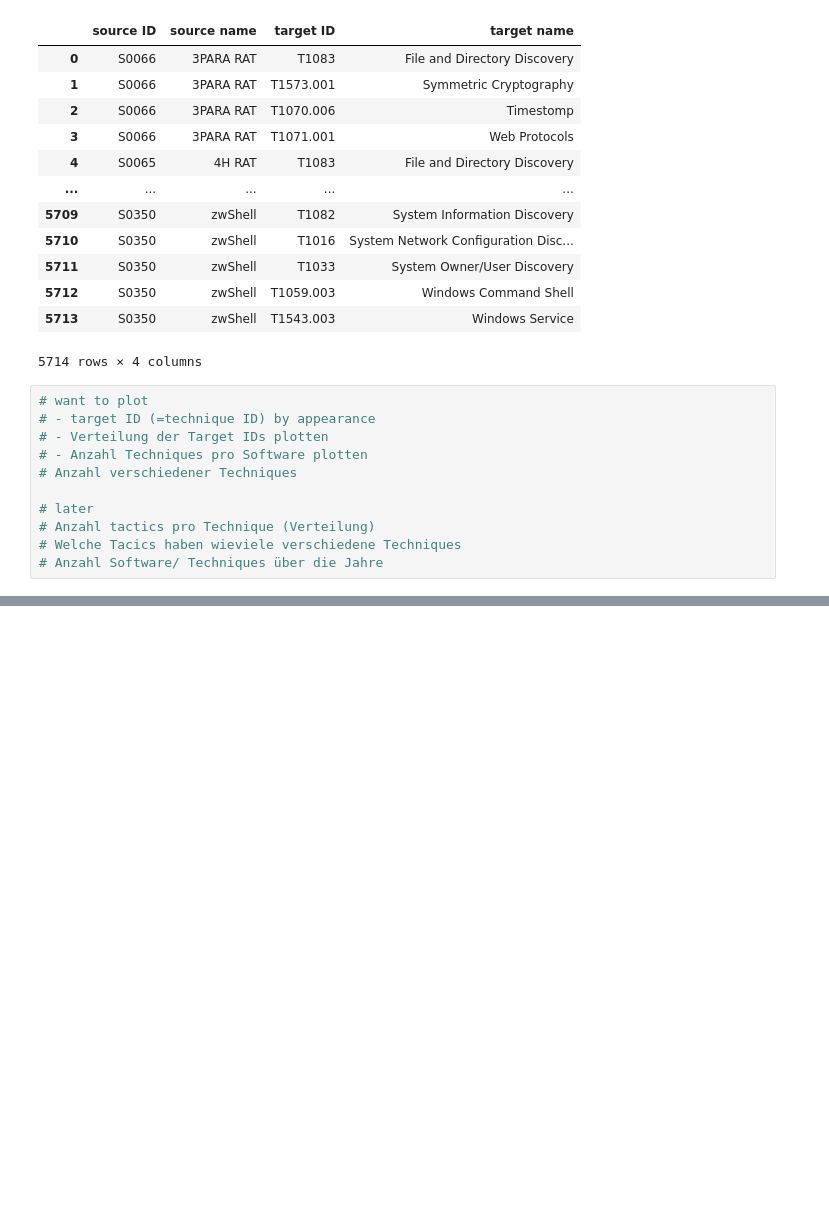
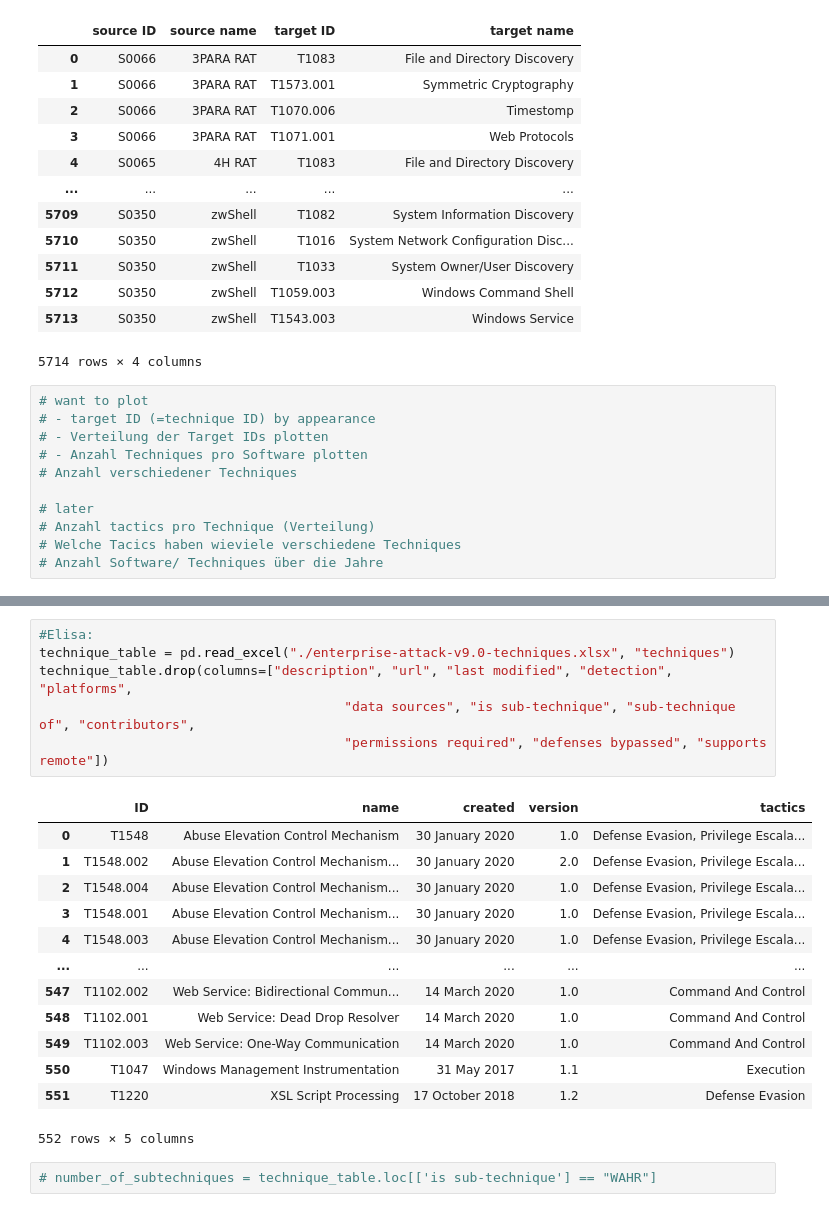
Before and after one commit to tobiasbudig/attack-hypotheses-generation, a Jupyter notebook: explorative-datenanalyse.ipynb, the cells around one changed output, grey strips where cells are left out. Saved outputs shown, nothing was run; the diff lists cells and outputs as text; blank space fills up the shorter version.

```diff
--- a/explorative-datenanalyse.ipynb
+++ b/explorative-datenanalyse.ipynb
@@ -42,0 +48,22 @@ software_technique_table["source ID"].value_counts()[:333].plot(kind='barh', fig
+# %%
+#Elisa:
+technique_table = pd.read_excel("./enterprise-attack-v9.0-techniques.xlsx", "techniques")
+technique_table.drop(columns=["description", "url", "last modified", "detection", "platforms",
+                                       "data sources", "is sub-technique", "sub-technique of", "contributors",
+                                       "permissions required", "defenses bypassed", "supports remote"])
+# %% [output]
+|  | ID | name | created | version | tactics |
+| 0 | T1548 | Abuse Elevation Control Mechanism | 30 January 2020 | 1.0 | Defense Evasion, Privilege Escala... |
+| 1 | T1548.002 | Abuse Elevation Control Mechanism... | 30 January 2020 | 2.0 | Defense Evasion, Privilege Escala... |
+| 2 | T1548.004 | Abuse Elevation Control Mechanism... | 30 January 2020 | 1.0 | Defense Evasion, Privilege Escala... |
+| 3 | T1548.001 | Abuse Elevation Control Mechanism... | 30 January 2020 | 1.0 | Defense Evasion, Privilege Escala... |
+| 4 | T1548.003 | Abuse Elevation Control Mechanism... | 30 January 2020 | 1.0 | Defense Evasion, Privilege Escala... |
+| ... | ... | ... | ... | ... | ... |
+| 547 | T1102.002 | Web Service: Bidirectional Commun... | 14 March 2020 | 1.0 | Command And Control |
+| 548 | T1102.001 | Web Service: Dead Drop Resolver | 14 March 2020 | 1.0 | Command And Control |
+| 549 | T1102.003 | Web Service: One-Way Communication | 14 March 2020 | 1.0 | Command And Control |
+| 550 | T1047 | Windows Management Instrumentation | 31 May 2017 | 1.1 | Execution |
+| 551 | T1220 | XSL Script Processing | 17 October 2018 | 1.2 | Defense Evasion |
+552 rows × 5 columns
+# %%
+# number_of_subtechniques = technique_table.loc[['is sub-technique'] == "WAHR"]
```
Also changed, not shown: parts of 6 cells of this notebook, 4 other files.
